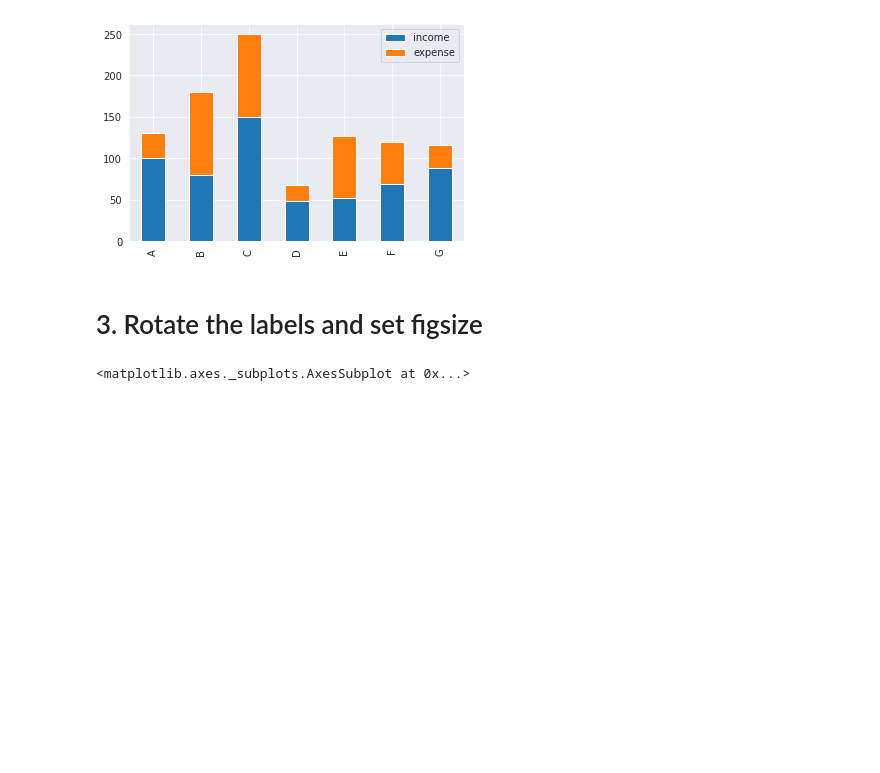
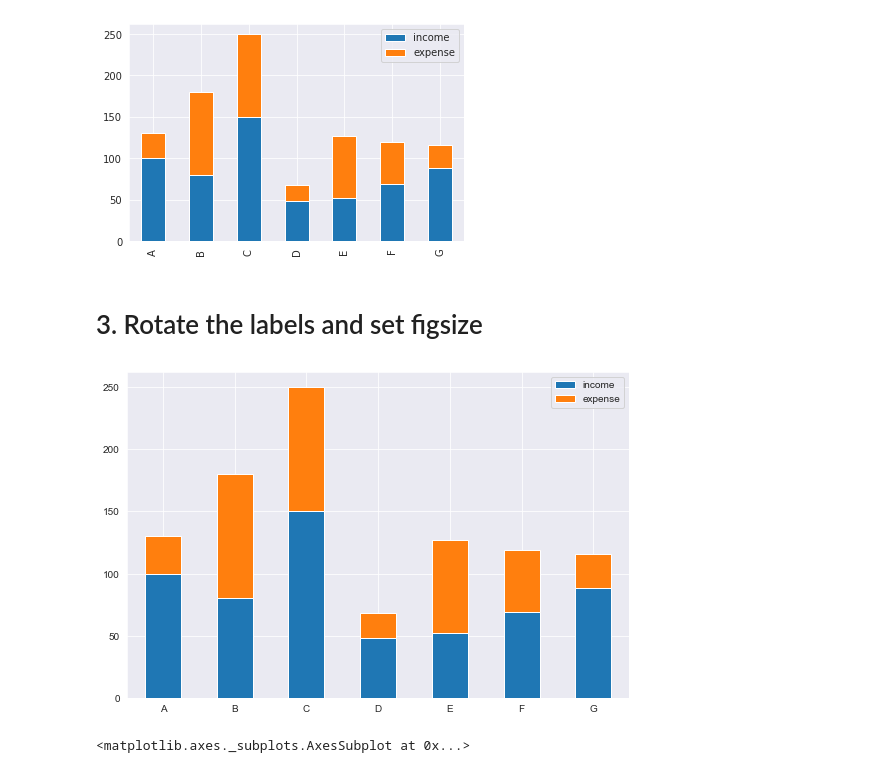
Before and after one commit to Tommyhappy01/2-DATA_SCIENCE, a Jupyter notebook: clarusway gihub/2- Weekly Agenda/week4_DV_student.ipynb, the cells around one changed output. Cells and saved outputs as stored; diff of their text form; code cells hidden in the pictures; blank space fills up the shorter version.

```diff
--- a/clarusway gihub/2- Weekly Agenda/week4_DV_student.ipynb
+++ b/clarusway gihub/2- Weekly Agenda/week4_DV_student.ipynb
@@ -51,6 +68,12 @@ ValueError: Could not interpret input 'index'
 [figure]
 # %% [markdown]
 # 3. Rotate the labels and set figsize
+# %%
+fig,axis=plt.subplots(figsize=(9,6))
+df.plot.bar(ax=axis,stacked=True) # df pandas yukarda canvas  aşağıda canvas var eşitlemek için ax=axis
+plt.xticks(rotation=0);
+# %% [output]
+[figure, added]
 # %%
 # %% [output]
 <matplotlib.axes._subplots.AxesSubplot at 0x...>
```
Also changed, not shown: parts of 26 cells of this notebook, 20 other files.
